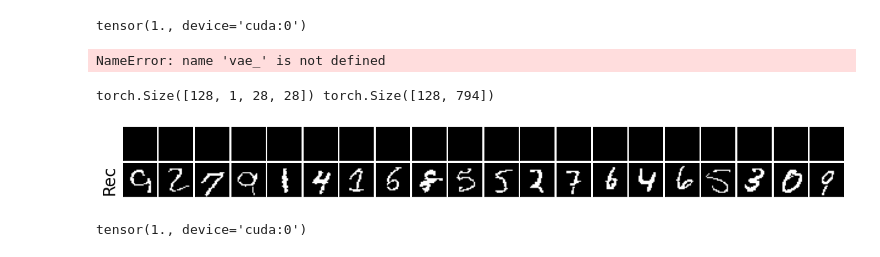
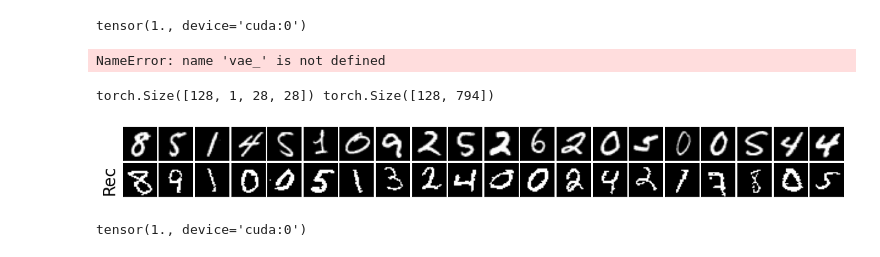
Before and after one commit to achintzeus1994/conditional_pixel_vae, a Jupyter notebook: Vanilla_VAE/main.ipynb, the cells around one changed output. Drawn from its saved outputs; the diff is of its cells as text; code cells hidden in the pictures.

```diff
--- a/Vanilla_VAE/main.ipynb
+++ b/Vanilla_VAE/main.ipynb
@@ -86,8 +86,8 @@ class Vanilla_VAE(nn.Module):
         if generate_mode:
             z = self.sampling(torch.zeros_like(mu), torch.ones_like(std))
 #             a = self.decoder.pixelcnn(img, z)
-            label = F.one_hot(torch.tensor(5),num_classes=10).to(device)
-            label = label.repeat(self.batch_size, 1)
+#             label = F.one_hot(torch.tensor(5),num_classes=10).to(device)
+#             label = label.repeat(self.batch_size, 1)
             x_rec = self.decode(z,torch.zeros_like(img),label, generate_mode)[0]
             x_rec = torch.exp(x_rec)
             total_loss,rec_loss,kl_loss = 0, 0, 0
@@ -115,7 +115,7 @@ def train(model,train_loader,epoch):
     return results
 # %%
 epoch  = 0
-epochs = 1 + epoch
+epochs = 5 + epoch
 tot_loss_epoch = np.zeros(epochs)
 rec_loss_epoch = np.zeros(epochs)
 KL_loss_epoch  = np.zeros(epochs)
@@ -200,28 +202,28 @@ NameError: name 'vae_' is not defined
 # %%
 # x_rec = results_generate['x_rec']
 # x_rec = results_generate['x_rec'].squeeze()
 x_rec = results['x_rec'].max(dim=1).indices.squeeze()
 
 # data  = torch.zeros_like(results_generate['data'])[:,0:784]
 # data  = torch.zeros_like(results_generate['data'])[:,0:784]
-data  = torch.zeros_like(results_generate['data'])[:,0:784]
+data  = (results_generate['data'])[:,0:784]
 
 print(results_generate['x_rec'].shape, results_generate['data'].shape)
 
 ncols = min(len(x_rec[0]), 20)
 fig, ax = plt.subplots(nrows=2, ncols=ncols, figsize=(15, 1.5))
 for i, aux in enumerate(zip(data, x_rec)):
     if i>= ncols:
         break
     for j, im in enumerate(aux):
         ax[j, i].imshow(im.detach().cpu().numpy().reshape(28, 28), cmap='gray')
         ax[j, i].set_xticks([])
         ax[j, i].set_yticks([])
 ax[1, 0].set_ylabel('Rec', fontsize=24)
 fig.tight_layout(pad=0)
 # %% [output]
 torch.Size([128, 1, 28, 28]) torch.Size([128, 794])
-[figure, old version]
+[figure, new version]
 # %%
 results_generate['x_rec'].min()
 # %% [output]
```
Also changed, not shown: parts of 3 cells of this notebook, 9 other files.
